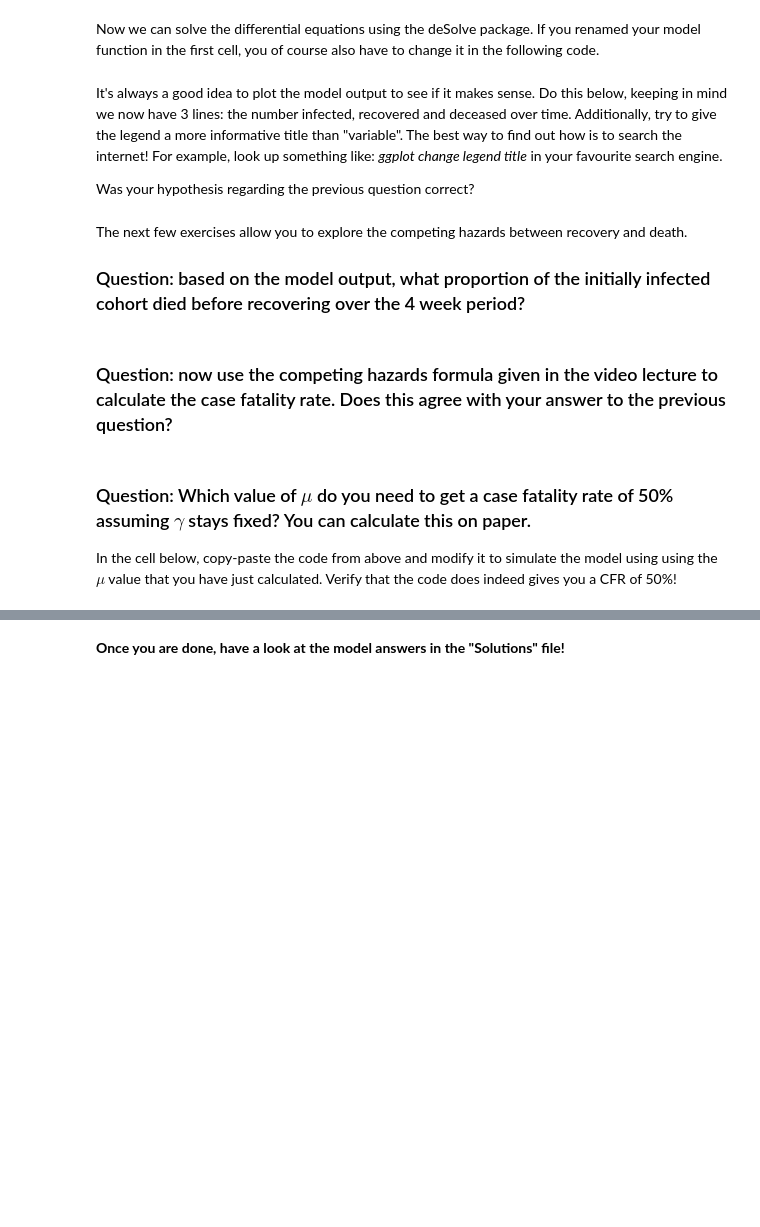
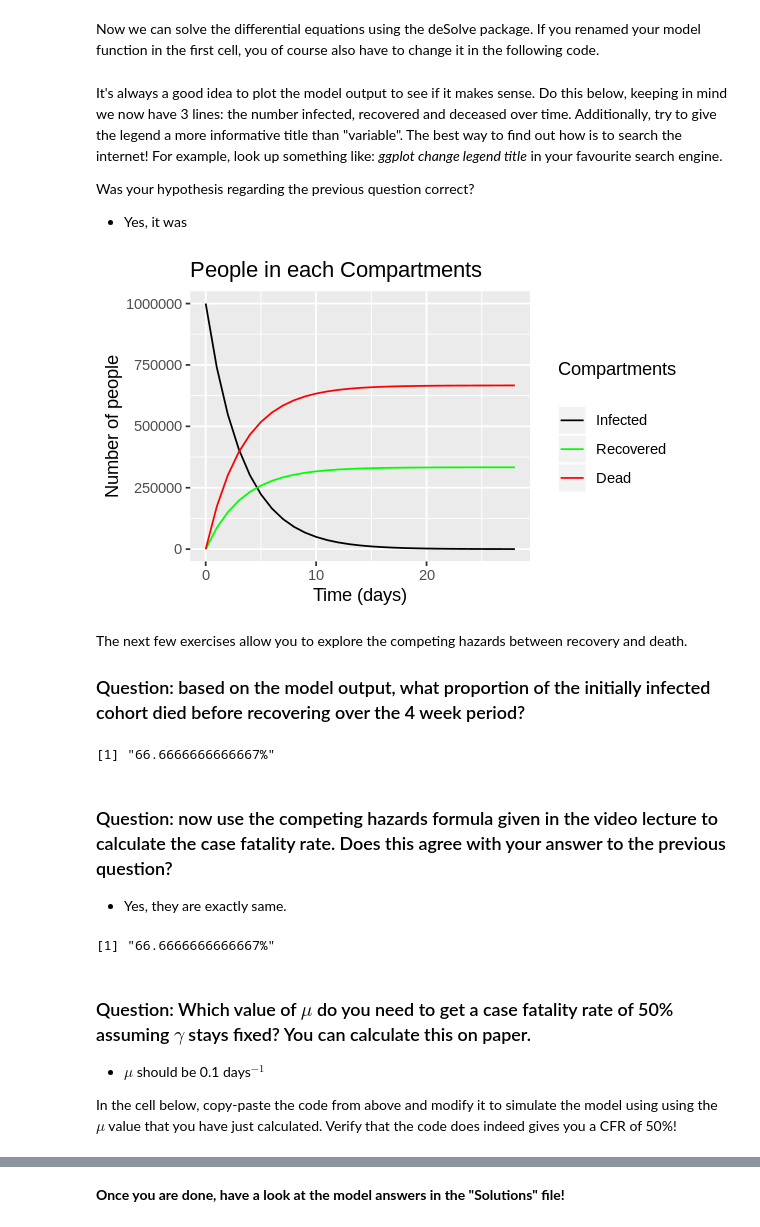
Before and after one commit to Arashlf/Developing-the-SIR-Model-ICL, a Jupyter notebook: Week 1/Mod_1_notebook_2_Simulating_Competing_Hazards.ipynb, the cells around one changed output, grey strips where cells are left out. Saved outputs shown, nothing was run; the diff lists cells and outputs as text; code cells hidden in the pictures; blank space fills up the shorter version.

```diff
--- a/Week 1/Mod_1_notebook_2_Simulating_Competing_Hazards.ipynb
+++ b/Week 1/Mod_1_notebook_2_Simulating_Competing_Hazards.ipynb
@@ -22,6 +28,18 @@ library(reshape2)
 library(ggplot2)
 
 ### YOUR MODEL BELOW: ###
+cohort_model <- function(time, state, parameters) {
+
+    with(as.list(c(state, parameters)), {
+
+        dI <- -(gamma + mu) * I
+        dR <- gamma * I
+        dM <- mu * I
+
+      return(list(c(dI, dR, dM)))
+    })
+
+}
 # %% [markdown]
 Like in the first etivity, you also need to define your model inputs and the time sequence to run the model for. Fill in the cell below based on the following information:
 At the start, there are 10$^6$ infected people. No one has recovered or died yet. The recovery rate $\gamma$ is 0.1 days$^{-1}$ and the mortality rate $\mu$ is 0.2 days$^{-1}$. Again we want to model the course of the infection over 4 weeks.
@@ -30,7 +49,9 @@ At the start, there are 10$^6$ infected people. No one has recovered or died yet
 # %%
-initial_state_values <- #YOUR CODE#
-parameters <- #YOUR CODE#
-times <- #YOUR CODE#
+initial_state_values <- c(I = 1e6,
+                          R = 0,
+                          M = 0)
+parameters <- c(gamma = 0.1, mu = 0.2)
+times <- seq(from = 0, to = 28, by = 1)
 
 # Look back at the code in the previous etivity if you cannot
 # remember how to define these vectors.
@@ -45,3 +66,4 @@ output <- as.data.frame(ode(y = initial_state_values,
 It's always a good idea to plot the model output to see if it makes sense. Do this below, keeping in mind we now have 3 lines: the number infected, recovered and deceased over time. Additionally, try to give the legend a more informative title than "variable". The best way to find out how is to search the internet! For example, look up something like: *ggplot change legend title* in your favourite search engine.
 
 Was your hypothesis regarding the previous question correct?
+- Yes, it was
@@ -50,3 +70,15 @@ Was your hypothesis regarding the previous question correct?
+# %%
+### YOUR PLOT CODE GOES HERE ###
+output_long <- melt(as.data.frame(output), id = "time")
+
+options(repr.plot.width = 5, repr.plot.height = 3)
+ggplot(data = output_long,          # specify object containing data to plot
+       aes(x = time, y = value, group = variable, colour = variable)) +   # assign columns to axes and groups
+  geom_line() +                     # represent data as lines
+  labs(title = "People in each Compartments", x = "Time (days)", y = "Number of people", color = "Compartments\n") +
+  scale_color_manual(labels = c("Infected", "Recovered", "Dead"), values = c("black", "green", "red"))
+# %% [output]
+[figure, added]
 # %% [markdown]
 The next few exercises allow you to explore the competing hazards between recovery and death.
 
@@ -56,2 +86,10 @@ The next few exercises allow you to explore the competing hazards between recove
+# %%
+# Answer: M_last / (M_last + R_last)
+# M_last = output[29,4]
+# R_last = output[29,3]
+paste0(100 * output[29,4] / (output[29,4] + output[29,3]), "%")
+# %% [output]
+[1] "66.6666666666667%"
 # %% [markdown]
 ### Question: now use the competing hazards formula given in the video lecture to calculate the case fatality rate. Does this agree with your answer to the previous question?
+- Yes, they are exactly same.
@@ -60,4 +96,10 @@ The next few exercises allow you to explore the competing hazards between recove
+# %%
+# Answer: mu / (mu+gamma)
+paste0(100 * parameters[2] / (parameters[2] + parameters[1]), "%")
+# %% [output]
+[1] "66.6666666666667%"
 # %% [markdown]
 ### Question: Which value of $\mu$ do you need to get a case fatality rate of 50% assuming $\gamma$ stays fixed? You can calculate this on paper.
+- $\mu$ should be 0.1 days$^{-1}$
 
 In the cell below, copy-paste the code from above and modify it to simulate the model using using the $\mu$ value that you have just calculated. Verify that the code does indeed gives you a CFR of 50%!
```
Also changed, not shown: parts of 9 cells of this notebook.
